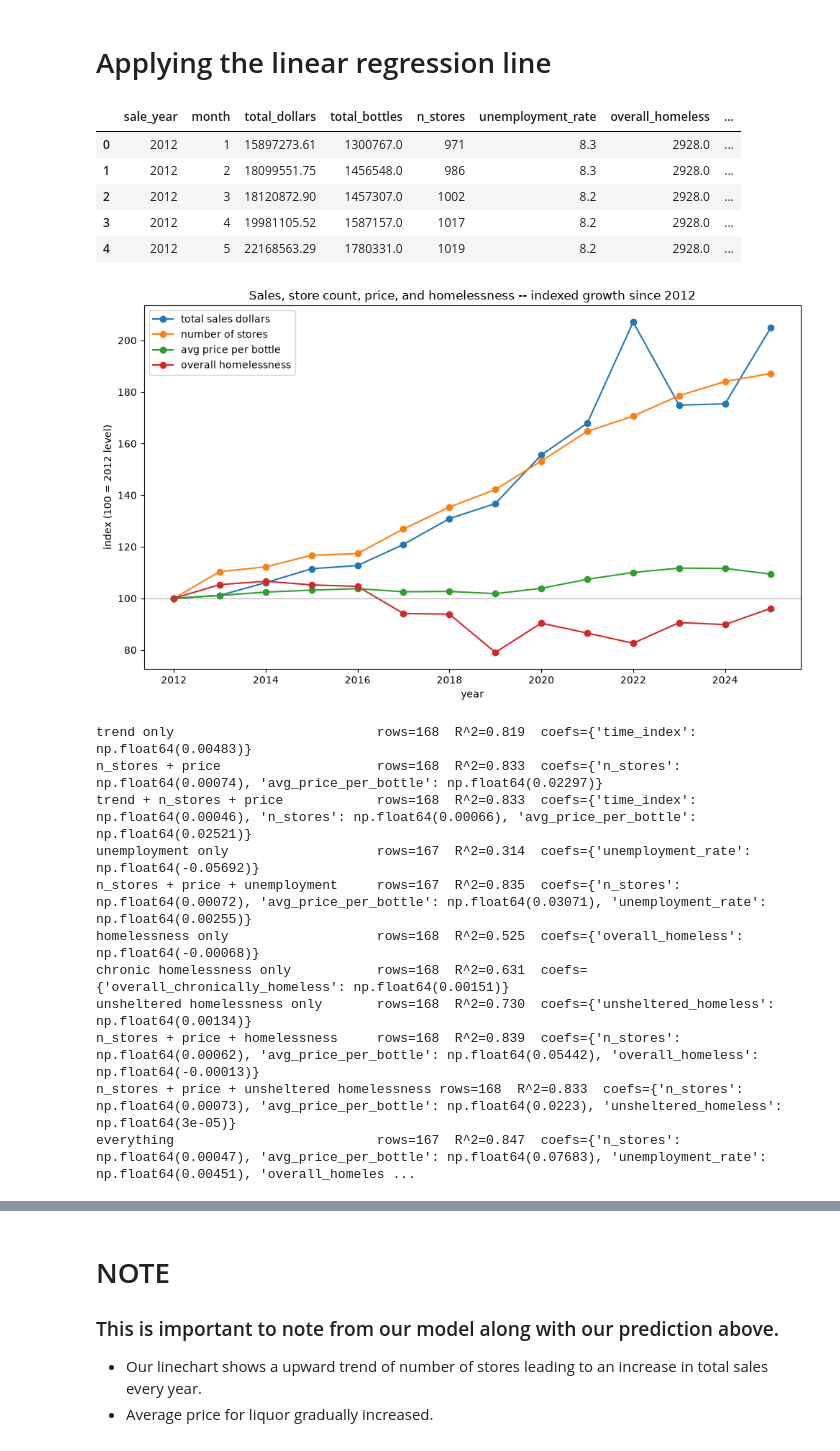
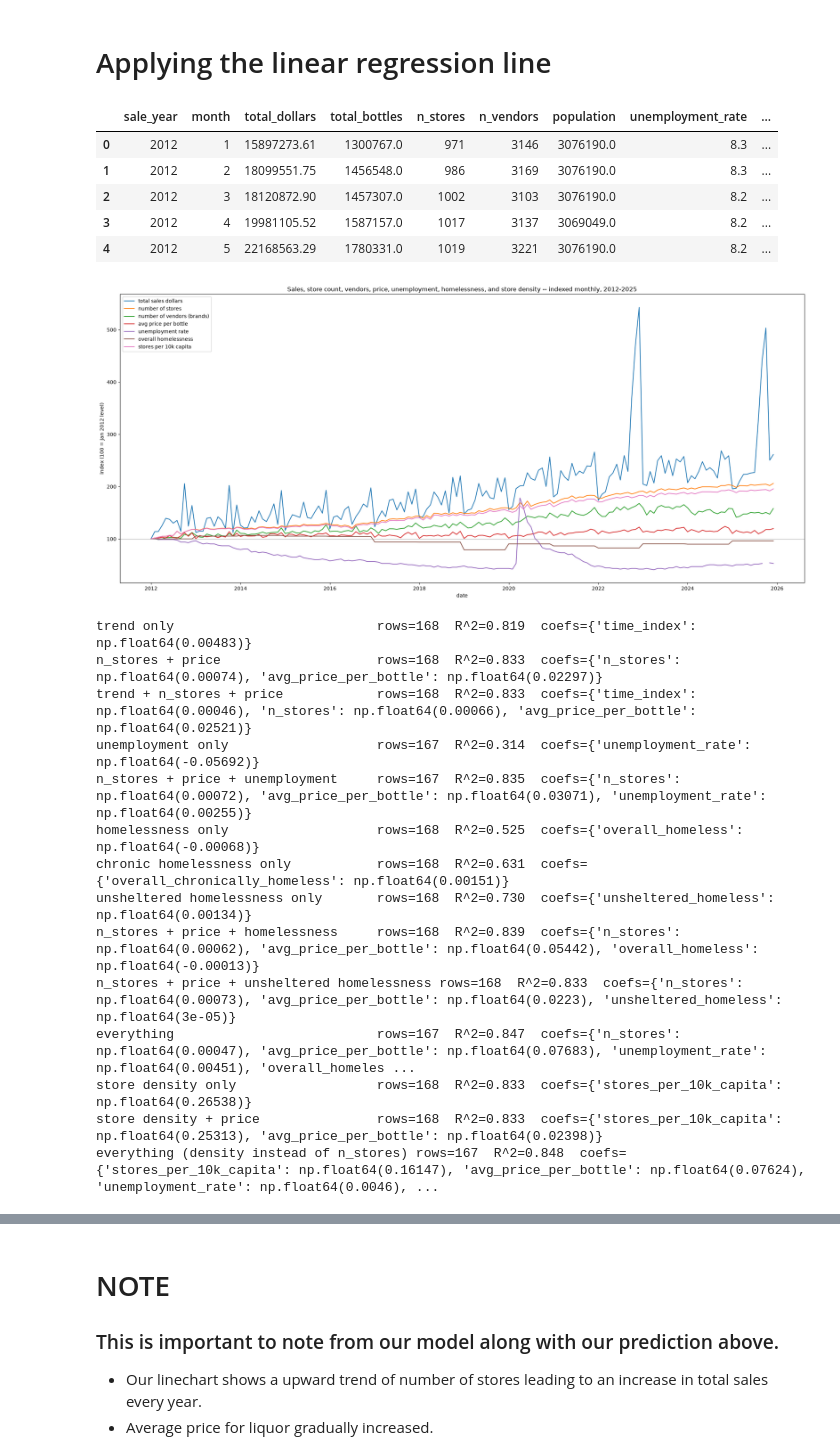
Before and after one commit to Madlenate/Iowa_Alcohol_sales_prediciton, a Jupyter notebook: Project_1_analysis.ipynb, the cells around one changed output, grey strips where cells are left out. Cells and saved outputs as stored; diff of their text form; code cells hidden in the pictures.

```diff
--- a/Project_1_analysis.ipynb
+++ b/Project_1_analysis.ipynb
@@ -447,6 +503,11 @@ main_df = q("""
     GROUP BY 1,2,3
 """)
 # %%
+population_df = q("""
+    SELECT county_name, pop_year AS sale_year, population
+    FROM county_population
+""")
+
 grp_total = cat_df.groupby(["county_name", "sale_year", "month"])["cat_dollars"].transform(sum)
 cat_df["share"] = cat_df["cat_dollars"] / grp_total #probability of county sale and month
 cat_df["p_logp"] = -cat_df["share"] * np.log(cat_df["share"].where(cat_df["share"] > 0)) # helps us caculate the level of uncertainty, randomness, or impurity of a dataset
@@ -469,7 +530,9 @@ df = df.merge(
     homeless_df[["pit_year", "overall_homeless", "overall_chronically_homeless", "unsheltered_homeless"]].rename(columns={"pit_year": "sale_year"}),
     on="sale_year", how="left"  # annual statewide count, same value broadcast to every county-month in that year; left join since homelessness data doesn't yet cover 2026
 )
+df = df.merge(population_df, on=["county_name", "sale_year"], how="left")  # annual county population, same value broadcast to every month in that year; left join since EL PASO (not a real Iowa county) won't match
 df["avg_price_per_bottle"] = df["total_dollars"] / df["total_bottles"]
+df["stores_per_10k_capita"] = df["n_stores"] / df["population"] * 10_000  # store density -- normalizes n_stores for county size instead of raw count
 
 print(f"County-month rows: {df.shape[0]}, counties: {df['county_name'].nunique()}")
 df.head()
@@ -598,6 +662,8 @@ statewide_full = (
         total_dollars=("total_dollars", "sum"),
         total_bottles=("total_bottles", "sum"),
         n_stores=("n_stores", "sum"),  # sum of per-county distinct store counts & approximates statewide active stores that month
+        n_vendors=("n_vendors", "sum"),  # sum of per-county distinct vendor (brand) counts & approximates statewide active vendors that month
+        population=("population", "sum"),  # sum of matched counties' population that year (excludes EL PASO, which has no match)
         unemployment_rate=("unemployment_rate", "mean"),  # same national value for every county that month, so mean == the value
         overall_homeless=("overall_homeless", "mean"),  # annual statewide count, same value for every month in a year, so mean == the value
         overall_chronically_homeless=("overall_chronically_homeless", "mean"),
@@ -606,42 +672,45 @@ statewide_full = (
     .reset_index()
 )
 statewide_full["avg_price_per_bottle"] = statewide_full["total_dollars"] / statewide_full["total_bottles"]
+statewide_full["stores_per_10k_capita"] = statewide_full["n_stores"] / statewide_full["population"] * 10_000  # recomputed at the aggregate level, not averaged from per-county ratios
 statewide_full["time_index"] = (statewide_full["sale_year"] - statewide_full["sale_year"].min()) * 12 + statewide_full["month"]
 statewide_full["log_dollars"] = np.log1p(statewide_full["total_dollars"])
 sf_month_dummies = pd.get_dummies(statewide_full["month"], prefix="month", drop_first=True)
 
 statewide_full.head()
 # %% [output]
-|  | sale_year | month | total_dollars | total_bottles | n_stores | unemployment_rate | overall_homeless | ... |
-| 0 | 2012 | 1 | 15897273.61 | 1300767.0 | 971 | 8.3 | 2928.0 | ... |
-| 1 | 2012 | 2 | 18099551.75 | 1456548.0 | 986 | 8.3 | 2928.0 | ... |
-| 2 | 2012 | 3 | 18120872.90 | 1457307.0 | 1002 | 8.2 | 2928.0 | ... |
-| 3 | 2012 | 4 | 19981105.52 | 1587157.0 | 1017 | 8.2 | 2928.0 | ... |
-| 4 | 2012 | 5 | 22168563.29 | 1780331.0 | 1019 | 8.2 | 2928.0 | ... |
+|  | sale_year | month | total_dollars | total_bottles | n_stores | n_vendors | population | unemployment_rate | ... |
+| 0 | 2012 | 1 | 15897273.61 | 1300767.0 | 971 | 3146 | 3076190.0 | 8.3 | ... |
+| 1 | 2012 | 2 | 18099551.75 | 1456548.0 | 986 | 3169 | 3076190.0 | 8.3 | ... |
+| 2 | 2012 | 3 | 18120872.90 | 1457307.0 | 1002 | 3103 | 3076190.0 | 8.2 | ... |
+| 3 | 2012 | 4 | 19981105.52 | 1587157.0 | 1017 | 3137 | 3069049.0 | 8.2 | ... |
+| 4 | 2012 | 5 | 22168563.29 | 1780331.0 | 1019 | 3221 | 3076190.0 | 8.2 | ... |
 # %%
-yearly = statewide_full.groupby("sale_year").agg(
-    total_dollars=("total_dollars", "sum"),
-    n_stores=("n_stores", "mean"),
-    avg_price_per_bottle=("avg_price_per_bottle", "mean"),
-    overall_homeless=("overall_homeless", "mean"),  # annual statewide count, same value every month in a year, so mean == the value
-)
+monthly_plot_df = statewide_full.sort_values(["sale_year", "month"]).copy()
+monthly_plot_df["date"] = pd.to_datetime(dict(year=monthly_plot_df["sale_year"], month=monthly_plot_df["month"], day=1))
 
-indexed = yearly / yearly.iloc[0] * 100  # index each series to 100 at the first year so they're comparable on one axis
+indexed_monthly = monthly_plot_df.set_index("date")[
+    ["total_dollars", "n_stores", "n_vendors", "avg_price_per_bottle", "unemployment_rate", "overall_homeless", "stores_per_10k_capita"]
+]
+indexed_monthly = indexed_monthly / indexed_monthly.iloc[0] * 100  # index each series to 100 at the first month
 
-fig, ax = plt.subplots(figsize=(10, 6))
-ax.plot(indexed.index, indexed["total_dollars"], marker="o", label="total sales dollars")
-ax.plot(indexed.index, indexed["n_stores"], marker="o", label="number of stores")
-ax.plot(indexed.index, indexed["avg_price_per_bottle"], marker="o", label="avg price per bottle")
-ax.plot(indexed.index, indexed["overall_homeless"], marker="o", label="overall homelessness")
+fig, ax = plt.subplots(figsize=(20, 9))
+ax.plot(indexed_monthly.index, indexed_monthly["total_dollars"], label="total sales dollars")
+ax.plot(indexed_monthly.index, indexed_monthly["n_stores"], label="number of stores")
+ax.plot(indexed_monthly.index, indexed_monthly["n_vendors"], label="number of vendors (brands)")
+ax.plot(indexed_monthly.index, indexed_monthly["avg_price_per_bottle"], label="avg price per bottle")
+ax.plot(indexed_monthly.index, indexed_monthly["unemployment_rate"], label="unemployment rate")
+ax.plot(indexed_monthly.index, indexed_monthly["overall_homeless"], label="overall homelessness")
+ax.plot(indexed_monthly.index, indexed_monthly["stores_per_10k_capita"], label="stores per 10k capita")
 ax.axhline(100, color="grey", lw=0.5)
-ax.set_ylabel(f"index (100 = {yearly.index[0]} level)")
-ax.set_xlabel("year")
-ax.set_title("Sales, store count, price, and homelessness -- indexed growth since 2012")
-ax.legend()
+ax.set_ylabel(f"index (100 = {monthly_plot_df['date'].iloc[0]:%b %Y} level)")
+ax.set_xlabel("date")
+ax.set_title("Sales, store count, vendors, price, unemployment, homelessness, and store density -- indexed monthly, 2012-2025")
+ax.legend(loc="upper left")
 plt.tight_layout()
 plt.show()
 # %% [output]
-[figure, old version]
+[figure, new version]
 # %%
 from sklearn.linear_model import LinearRegression
 from sklearn.metrics import r2_score
@@ -674,6 +743,14 @@ model_drivers_unsheltered, r2_drivers_unsheltered = fit_model(
 model_everything, r2_everything = fit_model(
     ["n_stores", "avg_price_per_bottle", "unemployment_rate", "overall_homeless", "unsheltered_homeless"], "everything"
 )
+model_density, r2_density = fit_model(["stores_per_10k_capita"], "store density only")
+model_density_price, r2_density_price = fit_model(
+    ["stores_per_10k_capita", "avg_price_per_bottle"], "store density + price"
+)
+model_everything_density, r2_everything_density = fit_model(
+    ["stores_per_10k_capita", "avg_price_per_bottle", "unemployment_rate", "overall_homeless", "unsheltered_homeless"],
+    "everything (density instead of n_stores)"
+)
 # %% [output]
 trend only                          rows=168  R^2=0.819  coefs={'time_index': np.float64(0.00483)}
 n_stores + price                    rows=168  R^2=0.833  coefs={'n_stores': np.float64(0.00074), 'avg_price_per_bottle': np.float64(0.02297)}
@@ -686,6 +763,9 @@ unsheltered homelessness only       rows=168  R^2=0.730  coefs={'unsheltered_hom
 n_stores + price + homelessness     rows=168  R^2=0.839  coefs={'n_stores': np.float64(0.00062), 'avg_price_per_bottle': np.float64(0.05442), 'overall_homeless': np.float64(-0.00013)}
 n_stores + price + unsheltered homelessness rows=168  R^2=0.833  coefs={'n_stores': np.float64(0.00073), 'avg_price_per_bottle': np.float64(0.0223), 'unsheltered_homeless': np.float64(3e-05)}
 everything                          rows=167  R^2=0.847  coefs={'n_stores': np.float64(0.00047), 'avg_price_per_bottle': np.float64(0.07683), 'unemployment_rate': np.float64(0.00451), 'overall_homeles ...
+store density only                  rows=168  R^2=0.833  coefs={'stores_per_10k_capita': np.float64(0.26538)}
+store density + price               rows=168  R^2=0.833  coefs={'stores_per_10k_capita': np.float64(0.25313), 'avg_price_per_bottle': np.float64(0.02398)}
+everything (density instead of n_stores) rows=167  R^2=0.848  coefs={'stores_per_10k_capita': np.float64(0.16147), 'avg_price_per_bottle': np.float64(0.07624), 'unemployment_rate': np.float64(0.0046), ...
 # %%
 from sklearn.model_selection import KFold, cross_val_score
 from sklearn.linear_model import Ridge, Lasso, ElasticNet
```
Also changed, not shown: parts of 14 cells of this notebook, 1 other file.
